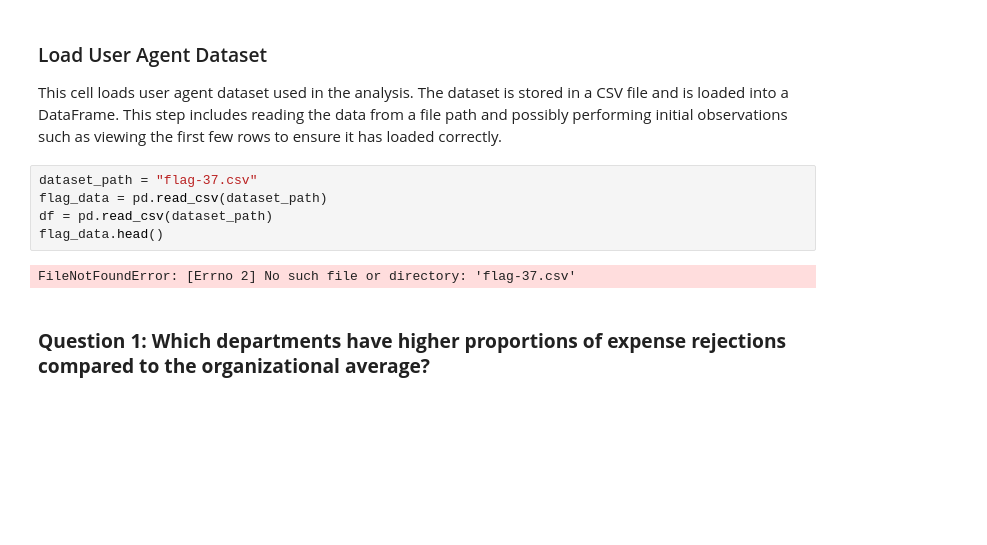
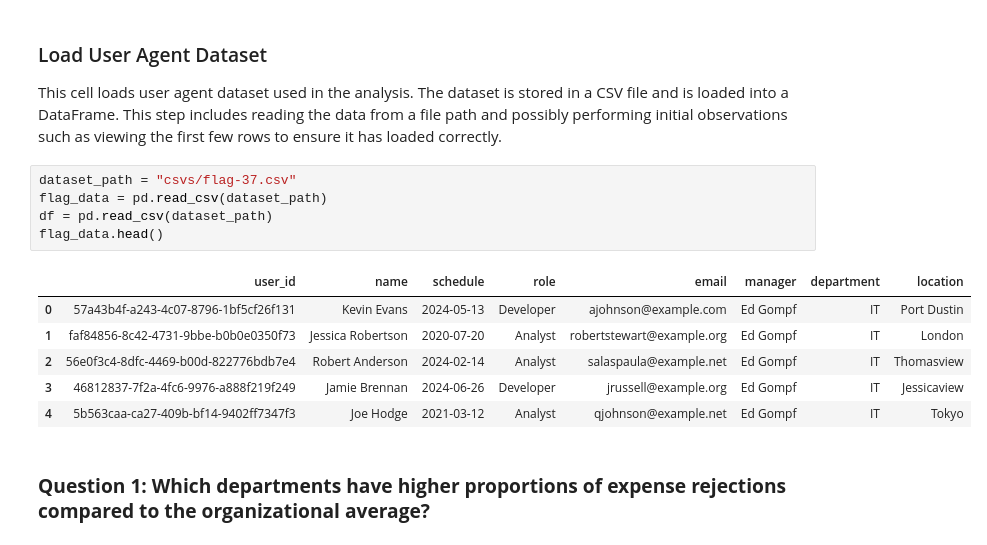
Before and after one commit to ServiceNow/insight-bench, a Jupyter notebook: data/notebooks/flag-37.ipynb, the cells around one changed output. Cells and saved outputs as stored; diff of their text form; blank space fills up the shorter version.

```diff
--- a/data/notebooks/flag-37.ipynb
+++ b/data/notebooks/flag-37.ipynb
@@ -28,12 +28,17 @@ from pandas import date_range
 ### Load User Agent Dataset
 This cell loads user agent dataset used in the analysis. The dataset is stored in a CSV file and is loaded into a DataFrame. This step includes reading the data from a file path and possibly performing initial observations such as viewing the first few rows to ensure it has loaded correctly.
 # %%
-dataset_path = "flag-37.csv"
+dataset_path = "csvs/flag-37.csv"
 flag_data = pd.read_csv(dataset_path)
 df = pd.read_csv(dataset_path)
 flag_data.head()
 # %% [output]
-FileNotFoundError: [Errno 2] No such file or directory: 'flag-37.csv'
+|  | user_id | name | schedule | role | email | manager | department | location |
+| 0 | 57a43b4f-a243-4c07-8796-1bf5cf26f131 | Kevin Evans | 2024-05-13 | Developer | ajohnson@example.com | Ed Gompf | IT | Port Dustin |
+| 1 | faf84856-8c42-4731-9bbe-b0b0e0350f73 | Jessica Robertson | 2020-07-20 | Analyst | robertstewart@example.org | Ed Gompf | IT | London |
+| 2 | 56e0f3c4-8dfc-4469-b00d-822776bdb7e4 | Robert Anderson | 2024-02-14 | Analyst | salaspaula@example.net | Ed Gompf | IT | Thomasview |
+| 3 | 46812837-7f2a-4fc6-9976-a888f219f249 | Jamie Brennan | 2024-06-26 | Developer | jrussell@example.org | Ed Gompf | IT | Jessicaview |
+| 4 | 5b563caa-ca27-409b-bf14-9402ff7347f3 | Joe Hodge | 2021-03-12 | Analyst | qjohnson@example.net | Ed Gompf | IT | Tokyo |
 # %% [markdown]
 ### **Question 1: Which departments have higher proportions of expense rejections compared to the organizational average?**
 # %% [markdown]
```
Also changed, not shown: 1 other file.
